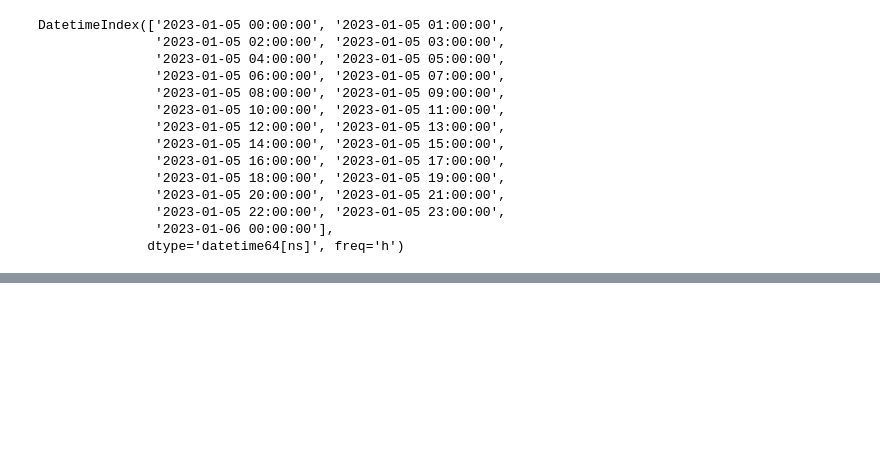
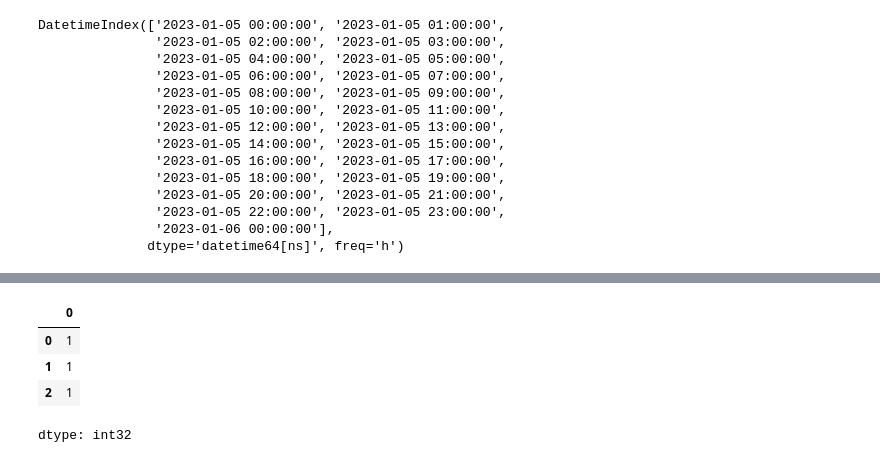
Before and after one commit to Muhammad-Waleed-Source/Pandas, a Jupyter notebook: Pandas_7_Vectorized_Strings_DateTime.ipynb, the cells around one changed output, grey strips where cells are left out. Cells and saved outputs as stored; diff of their text form; code cells hidden in the pictures; blank space fills up the shorter version.

```diff
--- a/Pandas_7_Vectorized_Strings_DateTime.ipynb
+++ b/Pandas_7_Vectorized_Strings_DateTime.ipynb
@@ -714,0 +748,8 @@ DatetimeIndex(['2023-01-05 00:00:00', '2023-01-05 01:00:00',
+# %%
+pd.to_datetime(s).dt.month
+# %% [output]
+|  | 0 |
+| 0 | 1 |
+| 1 | 1 |
+| 2 | 1 |
+dtype: int32
```
Also changed, not shown: parts of 8 cells of this notebook.
